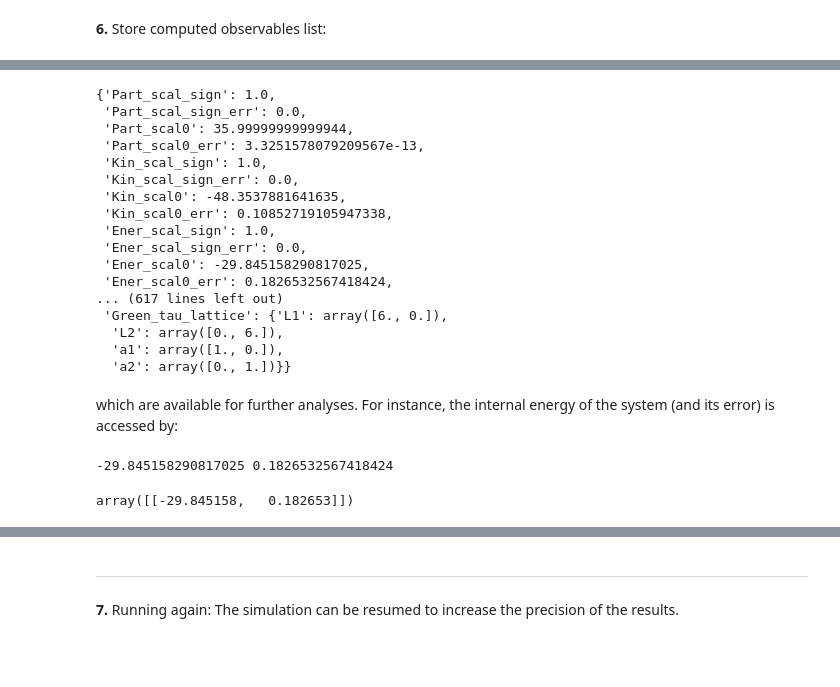
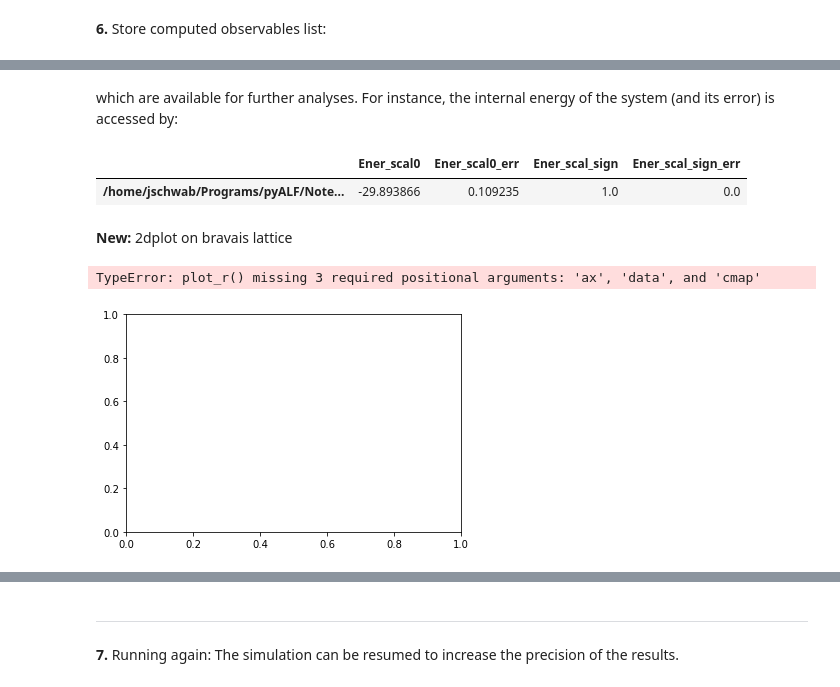
Before and after one commit to ALF-QMC/pyALF, a Jupyter notebook: Notebooks/minimal_ALF_run.ipynb, the cells around one changed output, grey strips where cells are left out. Drawn from its saved outputs; the diff is of its cells as text; code cells hidden in the pictures; blank space fills up the shorter version.

```diff
--- a/Notebooks/minimal_ALF_run.ipynb
+++ b/Notebooks/minimal_ALF_run.ipynb
@@ -93,30 +114,9 @@ obs['Kin_scalJ']
-# %%
-obs_py
-# %% [output]
-{'Part_scal_sign': 1.0,
- 'Part_scal_sign_err': 0.0,
- 'Part_scal0': 35.99999999999944,
- 'Part_scal0_err': 3.3251578079209567e-13,
- 'Kin_scal_sign': 1.0,
- 'Kin_scal_sign_err': 0.0,
- 'Kin_scal0': -48.3537881641635,
- 'Kin_scal0_err': 0.10852719105947338,
- 'Ener_scal_sign': 1.0,
- 'Ener_scal_sign_err': 0.0,
- 'Ener_scal0': -29.845158290817025,
- 'Ener_scal0_err': 0.1826532567418424,
-... (617 lines left out)
- 'Green_tau_lattice': {'L1': array([6., 0.]),
-  'L2': array([0., 6.]),
-  'a1': array([1., 0.]),
-  'a2': array([0., 1.])}}
 # %% [markdown]
 which are available for further analyses. For instance, the internal energy of the system (and its error) is accessed by:
-# %%
-print(obs_py['Ener_scal0'], obs_py['Ener_scal0_err'])
-# %% [output]
--29.845158290817025 0.1826532567418424
-# %%
-obs['Ener_scalJ']['obs']
-# %% [output]
-array([[-29.845158,   0.182653]])
+# %%
+obs[['Ener_scal0', 'Ener_scal0_err', 'Ener_scal_sign', 'Ener_scal_sign_err']]
+# %% [output]
+|  | Ener_scal0 | Ener_scal0_err | Ener_scal_sign | Ener_scal_sign_err |
+| /home/jschwab/Programs/pyALF/Note... | -29.893866 | 0.109235 | 1.0 | 0.0 |
+# %% [markdown]
+**New:** 2dplot on bravais lattice
@@ -122,0 +126,13 @@ array([[-29.845158,   0.182653]])
+# %%
+# Lattice should be stored in obs
+L1 = [6, 0]
+L2 = [0, 6]
+a1 = [1, 0]
+a2 = [0, 1]
+latt = Lattice(L1, L2, a1, a2)
+# %%
+fig, ax = plt.subplots(1, 1)
+latt.plot_r(ax, )
+# %% [output]
+TypeError: plot_r() missing 3 required positional arguments: 'ax', 'data', and 'cmap'
+[figure, added]
```
Also changed, not shown: parts of 16 cells of this notebook.
